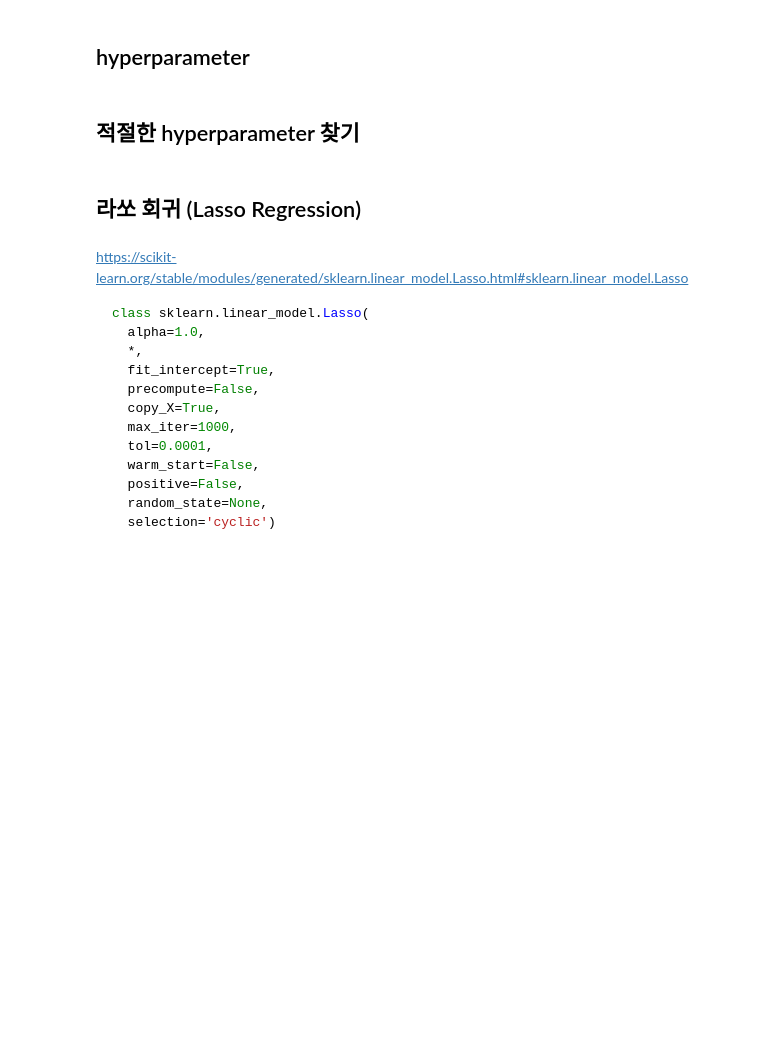
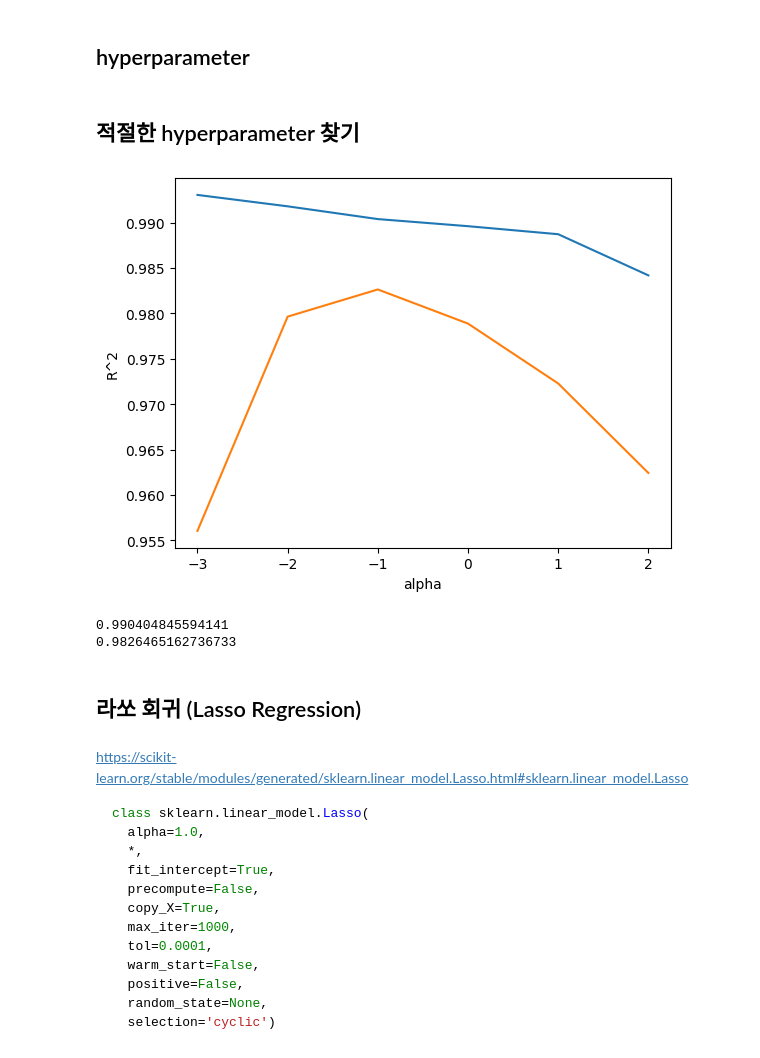
Before and after one commit to LeoChoi224/PyWork, a Jupyter notebook: 08_MachineLearning/02 회귀 (regression).ipynb, the cells around one changed output. Cells and saved outputs as stored; diff of their text form; code cells hidden in the pictures; blank space fills up the shorter version.

````diff
--- a/08_MachineLearning/02 회귀 (regression).ipynb
+++ b/08_MachineLearning/02 회귀 (regression).ipynb
@@ -792,7 +887,7 @@ print(lr.score(test_poly, test_target))
 
 # ↓ 5제곱 까지의 특성을 만들어 출력해봅시다.
 # %%
-poly = PolynomialFeatures(🔹TODO, include_bias=False)
+poly = PolynomialFeatures(degree=5, include_bias=False)
 
 poly.fit(train_input)
 train_poly = poly.transform(train_input)
@@ -851,0 +958,11 @@ class sklearn.preprocessing.StandardScaler(
+# %%
+ss = StandardScaler()
+ss.fit(train_poly)
+
+train_scaled = ss.transform(train_poly)
+test_scaled = ss.transform(test_poly)  # ★반드시 train 세트로 학습한 변환기로 test 세트까지 변환해야 합니다!
+
+# train 세트에서 학습한 평균과 표준편차는 StandardScaler 객체의 mean_, scale_ 속성에 저장됩니다.
+# 특성마다 계산하게 되므로 55개의 평균과 표준편차가 들어 있습니다.
+
+ss.mean_, ss.scale_
@@ -874,7 +1009,7 @@ class sklearn.linear_model.Ridge(
   random_state=None)
 ```
 # %%
-ridge = 🔹TODO
+ridge = Ridge()
 ridge.fit(train_scaled, train_target)
 print(ridge.score(train_scaled, train_target))  # train 점수
 print(ridge.score(test_scaled, test_target)) # test 점수
@@ -911,7 +1055,7 @@ alpha_list = [0.001, 0.01, 0.1, 1, 10, 100]
 
 for alpha in alpha_list:
     # 릿지 모델을 만듭니다
-    ridge = Ridge(🔹TODO)
+    ridge = Ridge(alpha=alpha)
 
     # 릿지 모델을 훈련합니다
     ridge.fit(train_scaled, train_target)
@@ -920,9 +1064,11 @@ for alpha in alpha_list:
     train_score.append(ridge.score(train_scaled, train_target))
     test_score.append(ridge.score(test_scaled, test_target))
 # %%
-plt.plot(🔹TODO, 🔹TODO)
-plt.plot(🔹TODO, 🔹TODO)
+plt.plot(np.log10(alpha_list), train_score)
+plt.plot(np.log10(alpha_list), test_score)
 
 plt.xlabel('alpha')
 plt.ylabel('R^2')
 plt.show()
+# %% [output]
+[figure, added]
@@ -929,11 +1089,14 @@ plt.show()
 # %%
 # 최적의 alpha 값 세팅
 
-ridge = Ridge( 🔹TODO  )
+ridge = Ridge(alpha=0.1)
 ridge.fit(train_scaled, train_target)
 
 print(ridge.score(train_scaled, train_target))
 print(ridge.score(test_scaled, test_target))
+# %% [output]
+0.990404845594141
+0.9826465162736733
 # %% [markdown]
 ## 라쏘 회귀 (Lasso Regression)
 # %%
````
Also changed, not shown: parts of 29 cells of this notebook, 3 other files.
